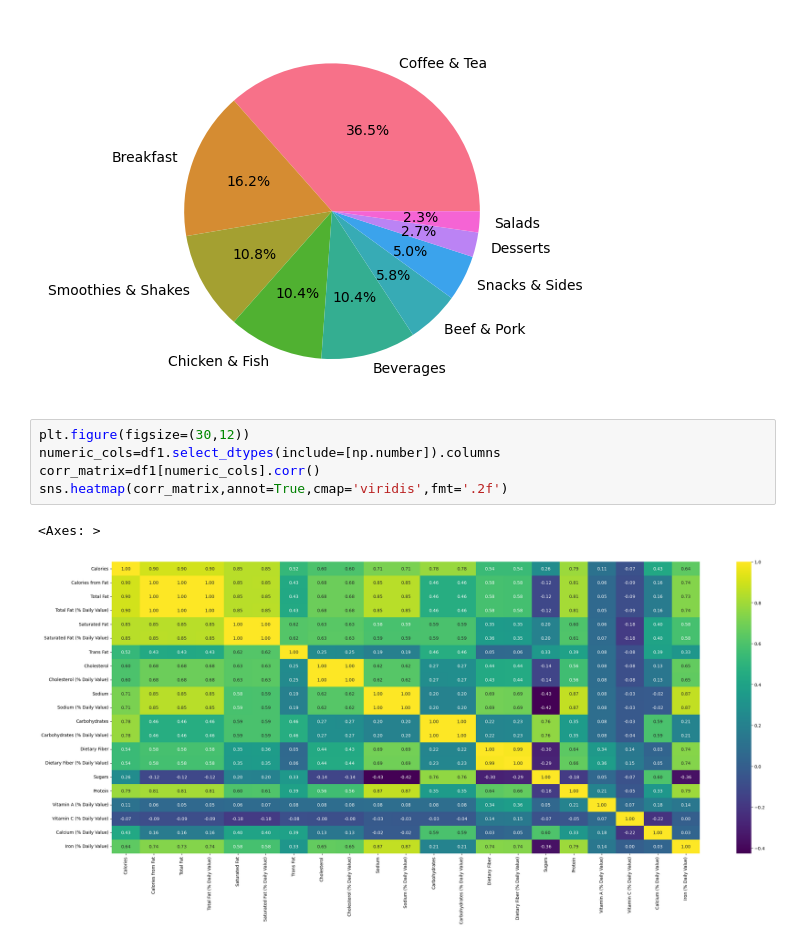
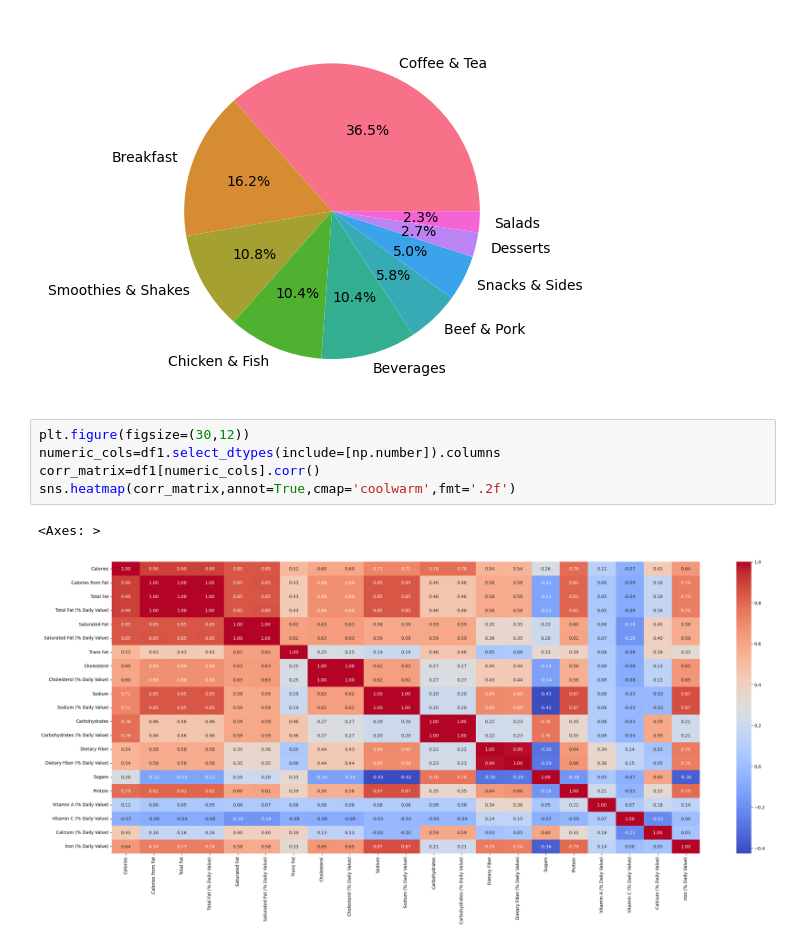
Before and after one commit to Sugandha-H-B/OIBSIP, a Jupyter notebook: Level1_Project1.ipynb, the cells around one changed output. Saved outputs shown, nothing was run; the diff lists cells and outputs as text.

```diff
--- a/Level1_Project1.ipynb
+++ b/Level1_Project1.ipynb
@@ -389,8 +390,8 @@ plt.show()
 # %%
 plt.figure(figsize=(30,12))
 numeric_cols=df1.select_dtypes(include=[np.number]).columns
 corr_matrix=df1[numeric_cols].corr()
-sns.heatmap(corr_matrix,annot=True,cmap='viridis',fmt='.2f')
+sns.heatmap(corr_matrix,annot=True,cmap='coolwarm',fmt='.2f')
 # %% [output]
 <Axes: >
-[figure, old version]
+[figure, new version]
```
Also changed, not shown: parts of 8 cells of this notebook.
